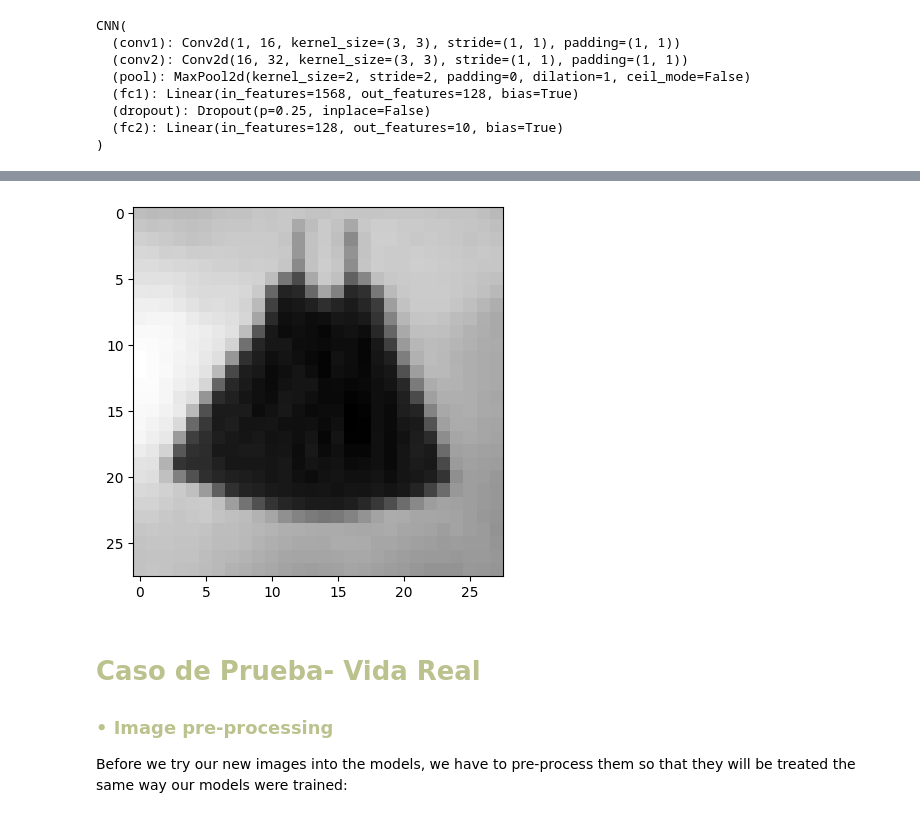
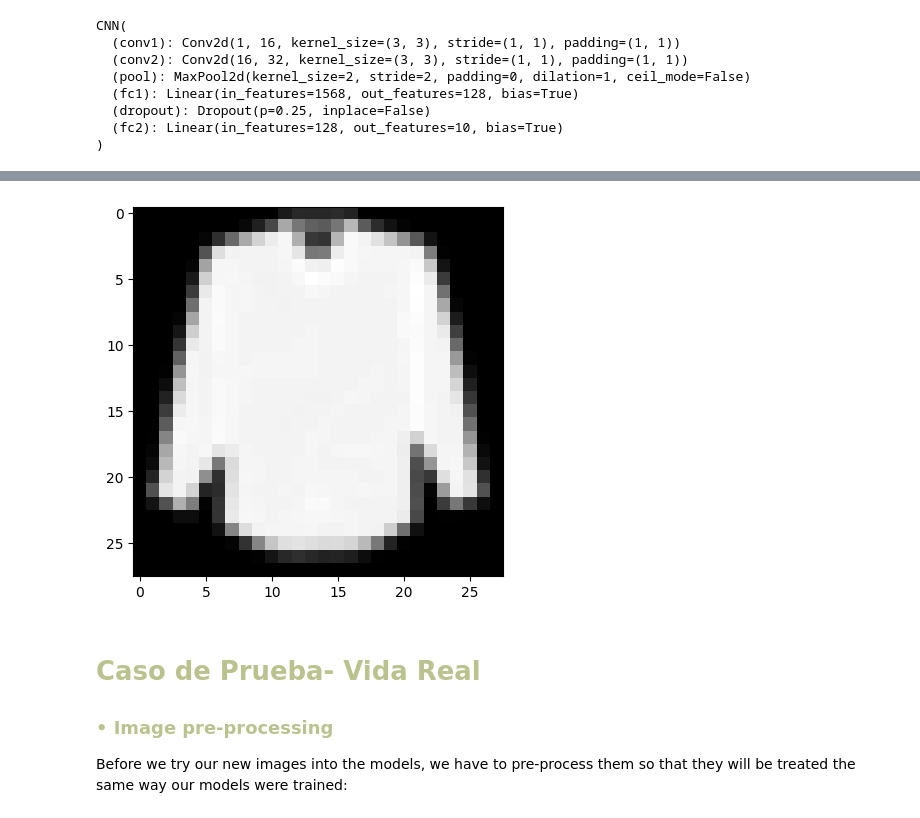
Before and after one commit to ch0fas/ML_Projects, a Jupyter notebook: fashion_mnist.ipynb, the cells around one changed output, grey strips where cells are left out. Saved outputs shown, nothing was run; the diff lists cells and outputs as text; code cells hidden in the pictures.

```diff
--- a/fashion_mnist.ipynb
+++ b/fashion_mnist.ipynb
@@ -714,26 +760,27 @@ weighted avg       0.86      0.86      0.86     10000
 
 test_transform = transforms.Compose([
     transforms.Grayscale(num_output_channels=1),
+    transforms.RandomInvert(1),
     transforms.Resize((28,28)),
-    #transforms.RandomAffine(degrees=10, # Image Rotation
-                            #translate=(0.1, 0.1), # Width and height shift
-                            #shear=5, # Axis Bias
-                            #scale=(0.9, 1.1)), #zoom Range
-    #transforms.RandomHorizontalFlip(), # Horizontal flip
+    transforms.RandomAffine(degrees=10, # Image Rotation
+                            translate=(0.1, 0.1), # Width and height shift
+                            shear=5, # Axis Bias
+                            scale=(0.9, 1.1)), #zoom Range
+    transforms.RandomHorizontalFlip(), # Horizontal flip
     transforms.ToTensor(),
     transforms.Normalize(0.5, 0.5)
 ])
 # %%
-image = Image.open("FotosPrueba/dress1.jpg")
+image = Image.open("Others/shirt3.jpg").convert("L")
 
 image_tensor = test_transform(image).unsqueeze(0).to(device)
 
 image_test = image_tensor.squeeze(0).squeeze(0).cpu().numpy()
 
 plt.imshow(image_test, cmap='gray')
 plt.show()
 # %% [output]
-[figure, old version]
+[figure, new version]
 # %% [markdown]
 # <font color= #bbc28d> **Caso de Prueba- Vida Real** </font>
 
```
Also changed, not shown: parts of 18 cells of this notebook, 30 other files.
